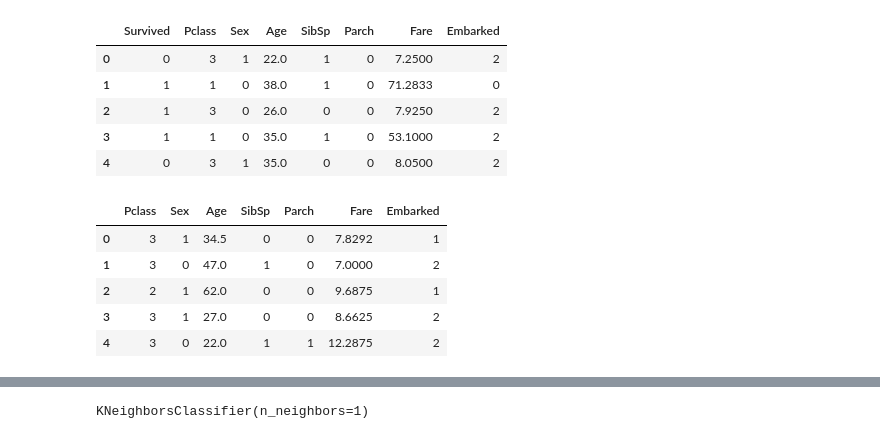
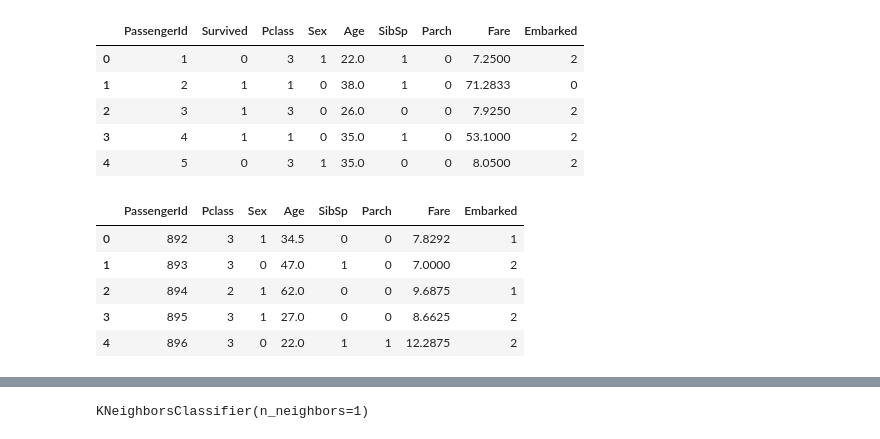
Before and after one commit to Blake-Manus/data-science-learning, a Jupyter notebook: titanic/titanic_analysis.ipynb, the cells around one changed output, grey strips where cells are left out. Saved outputs shown, nothing was run; the diff lists cells and outputs as text; code cells hidden in the pictures.

Commit message:
Improved pre-processing of data

```diff
--- a/titanic/titanic_analysis.ipynb
+++ b/titanic/titanic_analysis.ipynb
@@ -10,37 +29,54 @@ from sklearn.neighbors import KNeighborsClassifier
 # %%
-test_data = pd.read_csv('data-sets/test.csv')
-train_data = pd.read_csv('data-sets/train.csv')
 #print(train_data)
-le = preprocessing.LabelEncoder()
-train_data['Sex'] = le.fit_transform(train_data.Sex)
-test_data['Sex'] = le.transform(test_data.Sex)
+le = LabelEncoder()
+train_data['Sex'] = le.fit_transform(train_data.Sex) #Male as 1, Female as 0
+test_data['Sex'] = le.transform(test_data.Sex)       #Male as 1, Female as 0
+train_data.Age = train_data.Age.fillna(train_data.Age.mean())
+test_data.Age = test_data.Age.fillna(test_data.Age.mean())
+test_data.Fare = test_data.Fare.fillna(test_data.Fare.mean())
 
-train_data = train_data.dropna(subset=['Age'])
-test_data = test_data.dropna(subset=['Age', 'Fare'])
 train_data['Embarked'] = le.fit_transform(train_data.Embarked.astype(str))
 test_data['Embarked'] = le.transform(test_data.Embarked.astype(str))
-#train_data.Sex = le.transform(train_data.Sex)
-train_data = train_data.drop(columns=['PassengerId', 'Name', 'Ticket', 'Cabin'])
-test_data =  test_data.drop(columns=['PassengerId', 'Name', 'Ticket', 'Cabin'])
-#train_data.head()
-df1 = test_data[test_data.isna().any(axis=1)]
+
+train_data.Embarked = train_data.Embarked.fillna(train_data.Embarked.mode())
+
+
+train_data = train_data.drop(columns=['Name','Cabin', 'Ticket'])
+test_data = test_data.drop(columns=['Name','Cabin', 'Ticket'])
+
+###train_data['Embarked'] = le.fit_transform(train_data.Embarked.astype(str))
+###test_data['Embarked'] = le.transform(test_data.Embarked.astype(str))
+
+###df1 = test_data[test_data.isna().any(axis=1)]
+#Male is 1, Female is 0
 train_data.head()
-#Male is 1, Female is 0
-#test_data.head()
-#train_data.head()
+
+
+
+##77% of Train Data contains NULL values for Cabin (687) ##
+##78% of Test Data contains NULL values for Cabin (327) ##
+
+##19% of Train Data contains NULL values for Age (177) ##
+##20% of Test Data contains NULL values for Age (86) ##
+
+#0.2% of Train Data contains NULL values for Embarked (2) ##
+#0.2% of Test Data contains NULL values for Fare (1) ##
+#####################################################################
+####Competition Rules Dictate No Rows dropped from Test Data#########
+#####################################################################
 # %% [output]
-|  | Survived | Pclass | Sex | Age | SibSp | Parch | Fare | Embarked |
-| 0 | 0 | 3 | 1 | 22.0 | 1 | 0 | 7.2500 | 2 |
-| 1 | 1 | 1 | 0 | 38.0 | 1 | 0 | 71.2833 | 0 |
-| 2 | 1 | 3 | 0 | 26.0 | 0 | 0 | 7.9250 | 2 |
-| 3 | 1 | 1 | 0 | 35.0 | 1 | 0 | 53.1000 | 2 |
-| 4 | 0 | 3 | 1 | 35.0 | 0 | 0 | 8.0500 | 2 |
+|  | PassengerId | Survived | Pclass | Sex | Age | SibSp | Parch | Fare | Embarked |
+| 0 | 1 | 0 | 3 | 1 | 22.0 | 1 | 0 | 7.2500 | 2 |
+| 1 | 2 | 1 | 1 | 0 | 38.0 | 1 | 0 | 71.2833 | 0 |
+| 2 | 3 | 1 | 3 | 0 | 26.0 | 0 | 0 | 7.9250 | 2 |
+| 3 | 4 | 1 | 1 | 0 | 35.0 | 1 | 0 | 53.1000 | 2 |
+| 4 | 5 | 0 | 3 | 1 | 35.0 | 0 | 0 | 8.0500 | 2 |
 # %%
 test_data.head()
 # %% [output]
-|  | Pclass | Sex | Age | SibSp | Parch | Fare | Embarked |
-| 0 | 3 | 1 | 34.5 | 0 | 0 | 7.8292 | 1 |
-| 1 | 3 | 0 | 47.0 | 1 | 0 | 7.0000 | 2 |
-| 2 | 2 | 1 | 62.0 | 0 | 0 | 9.6875 | 1 |
-| 3 | 3 | 1 | 27.0 | 0 | 0 | 8.6625 | 2 |
-| 4 | 3 | 0 | 22.0 | 1 | 1 | 12.2875 | 2 |
+|  | PassengerId | Pclass | Sex | Age | SibSp | Parch | Fare | Embarked |
+| 0 | 892 | 3 | 1 | 34.5 | 0 | 0 | 7.8292 | 1 |
+| 1 | 893 | 3 | 0 | 47.0 | 1 | 0 | 7.0000 | 2 |
+| 2 | 894 | 2 | 1 | 62.0 | 0 | 0 | 9.6875 | 1 |
+| 3 | 895 | 3 | 1 | 27.0 | 0 | 0 | 8.6625 | 2 |
+| 4 | 896 | 3 | 0 | 22.0 | 1 | 1 | 12.2875 | 2 |
```
Also changed, not shown: parts of 23 cells of this notebook.
